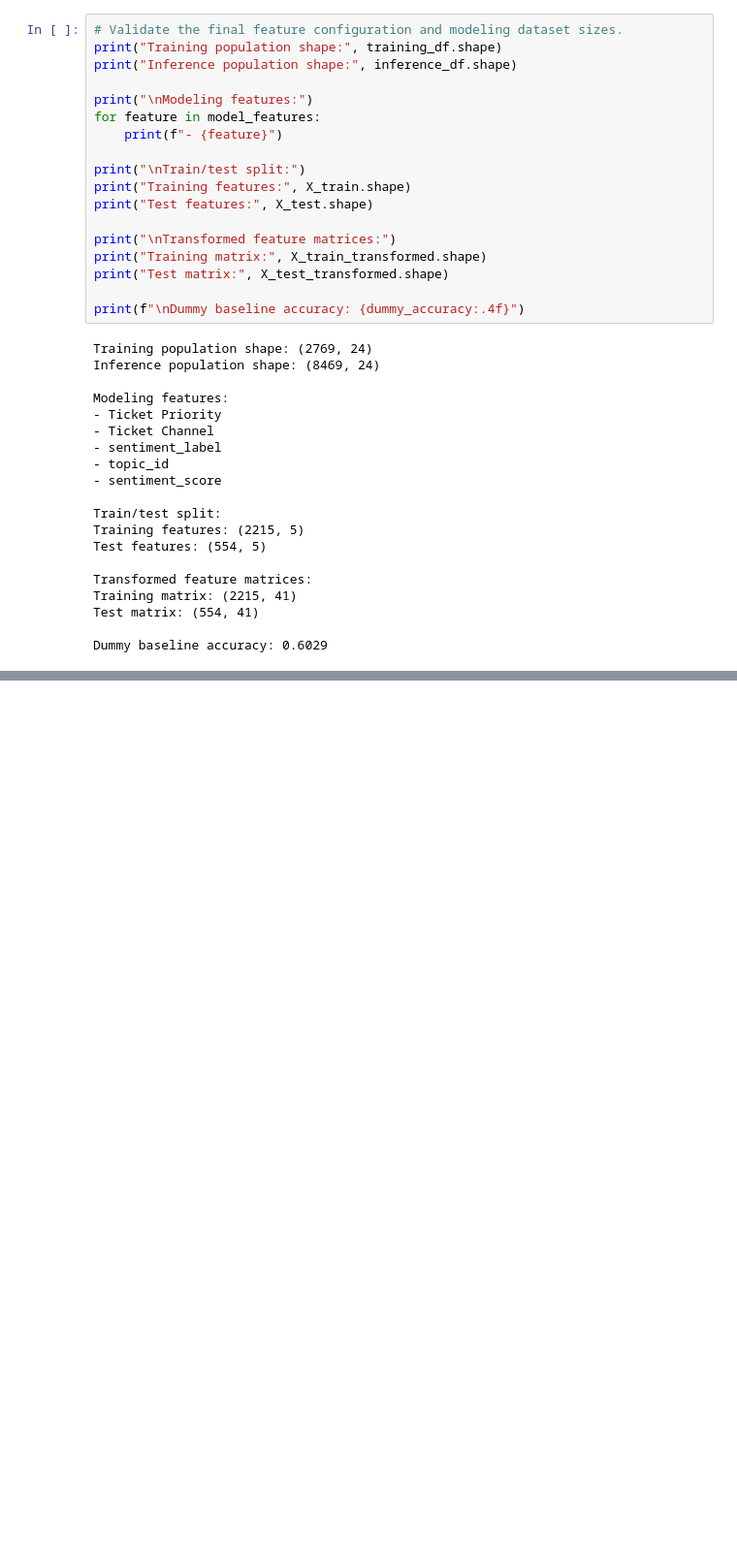
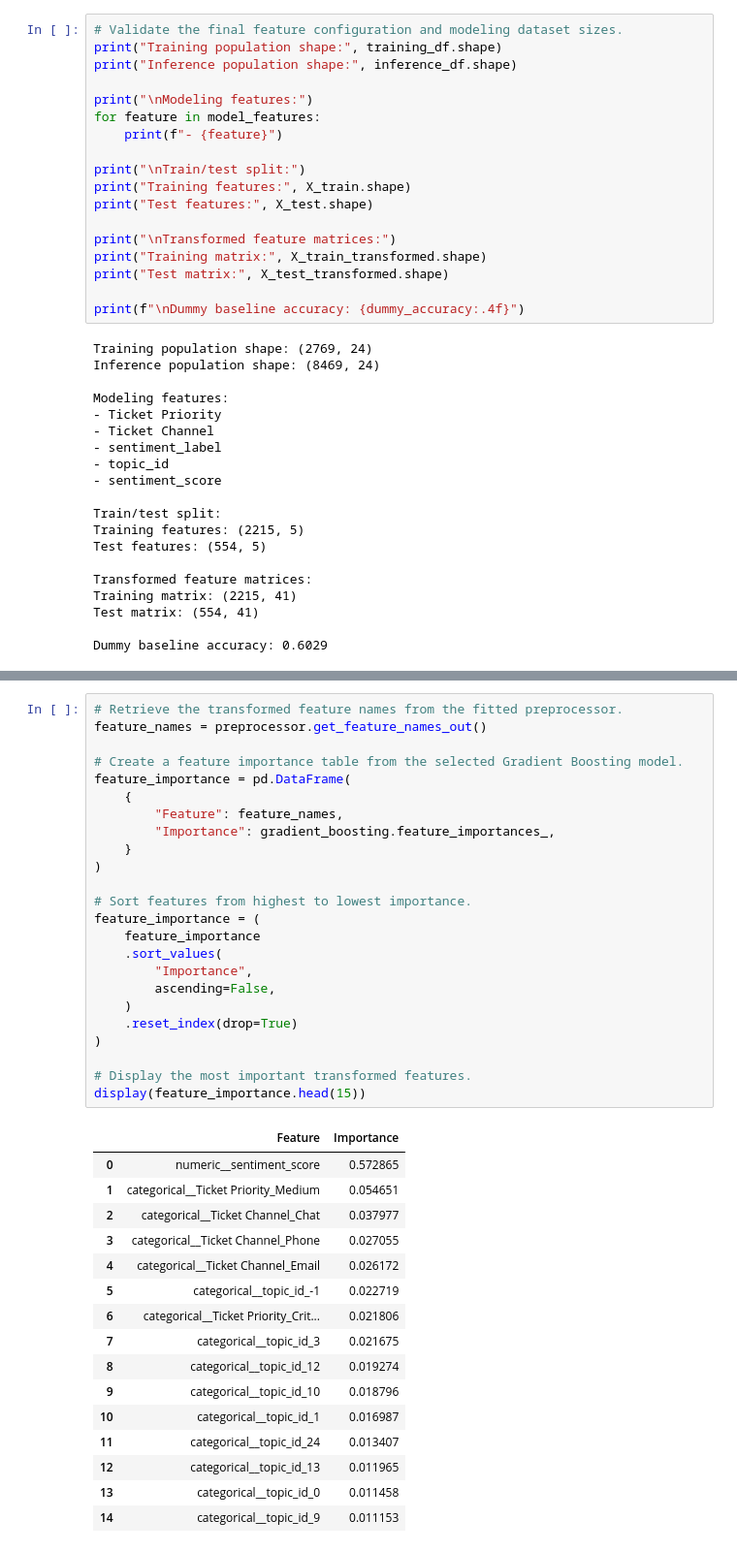
Before and after one commit to roshitha-nair/ai-customer-support-analytics, a Jupyter notebook: notebooks/04_dissatisfaction_risk.ipynb, the cells around one changed output, grey strips where cells are left out. Shown at 97% size. Cells and saved outputs as stored; diff of their text form; blank space fills up the shorter version.

```diff
--- a/notebooks/04_dissatisfaction_risk.ipynb
+++ b/notebooks/04_dissatisfaction_risk.ipynb
@@ -829,0 +1273,41 @@ Dummy baseline accuracy: 0.6029
+# %%
+# Retrieve the transformed feature names from the fitted preprocessor.
+feature_names = preprocessor.get_feature_names_out()
+
+# Create a feature importance table from the selected Gradient Boosting model.
+feature_importance = pd.DataFrame(
+    {
+        "Feature": feature_names,
+        "Importance": gradient_boosting.feature_importances_,
+    }
+)
+
+# Sort features from highest to lowest importance.
+feature_importance = (
+    feature_importance
+    .sort_values(
+        "Importance",
+        ascending=False,
+    )
+    .reset_index(drop=True)
+)
+
+# Display the most important transformed features.
+display(feature_importance.head(15))
+# %% [output]
+|  | Feature | Importance |
+| 0 | numeric__sentiment_score | 0.572865 |
+| 1 | categorical__Ticket Priority_Medium | 0.054651 |
+| 2 | categorical__Ticket Channel_Chat | 0.037977 |
+| 3 | categorical__Ticket Channel_Phone | 0.027055 |
+| 4 | categorical__Ticket Channel_Email | 0.026172 |
+| 5 | categorical__topic_id_-1 | 0.022719 |
+| 6 | categorical__Ticket Priority_Crit... | 0.021806 |
+| 7 | categorical__topic_id_3 | 0.021675 |
+| 8 | categorical__topic_id_12 | 0.019274 |
+| 9 | categorical__topic_id_10 | 0.018796 |
+| 10 | categorical__topic_id_1 | 0.016987 |
+| 11 | categorical__topic_id_24 | 0.013407 |
+| 12 | categorical__topic_id_13 | 0.011965 |
+| 13 | categorical__topic_id_0 | 0.011458 |
+| 14 | categorical__topic_id_9 | 0.011153 |
```
Also changed, not shown: parts of 28 cells of this notebook, 3 other files.
